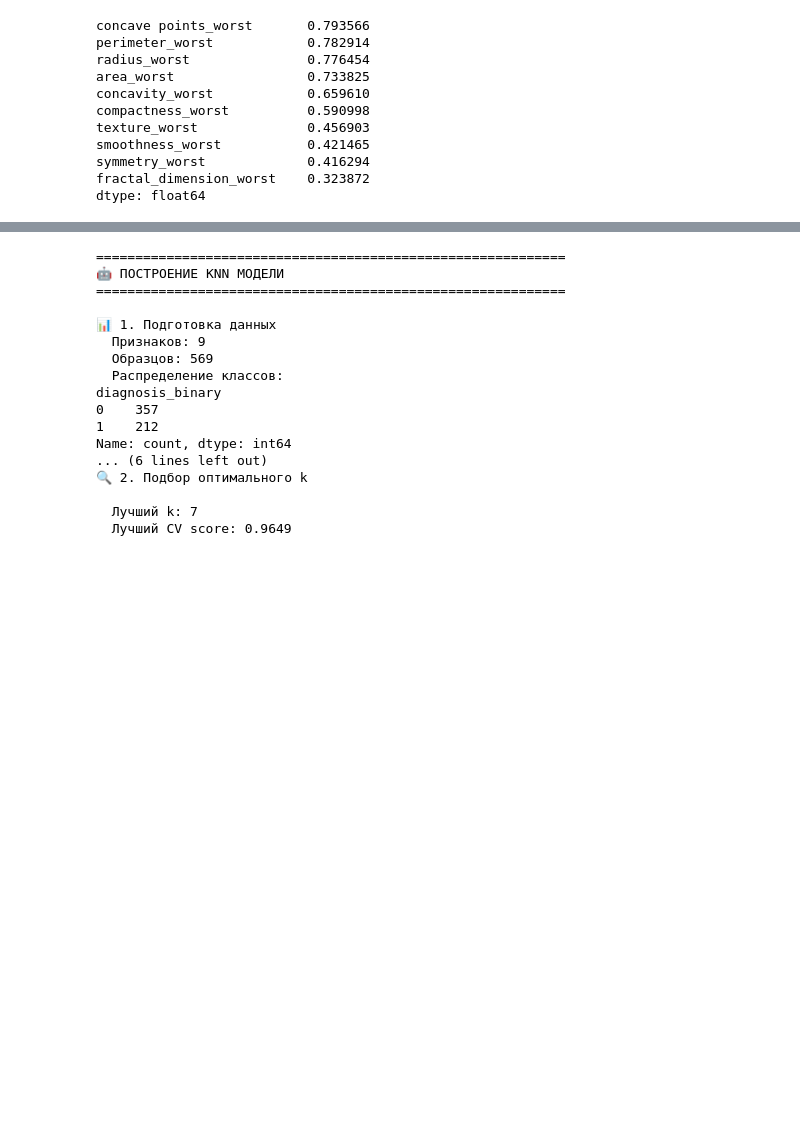
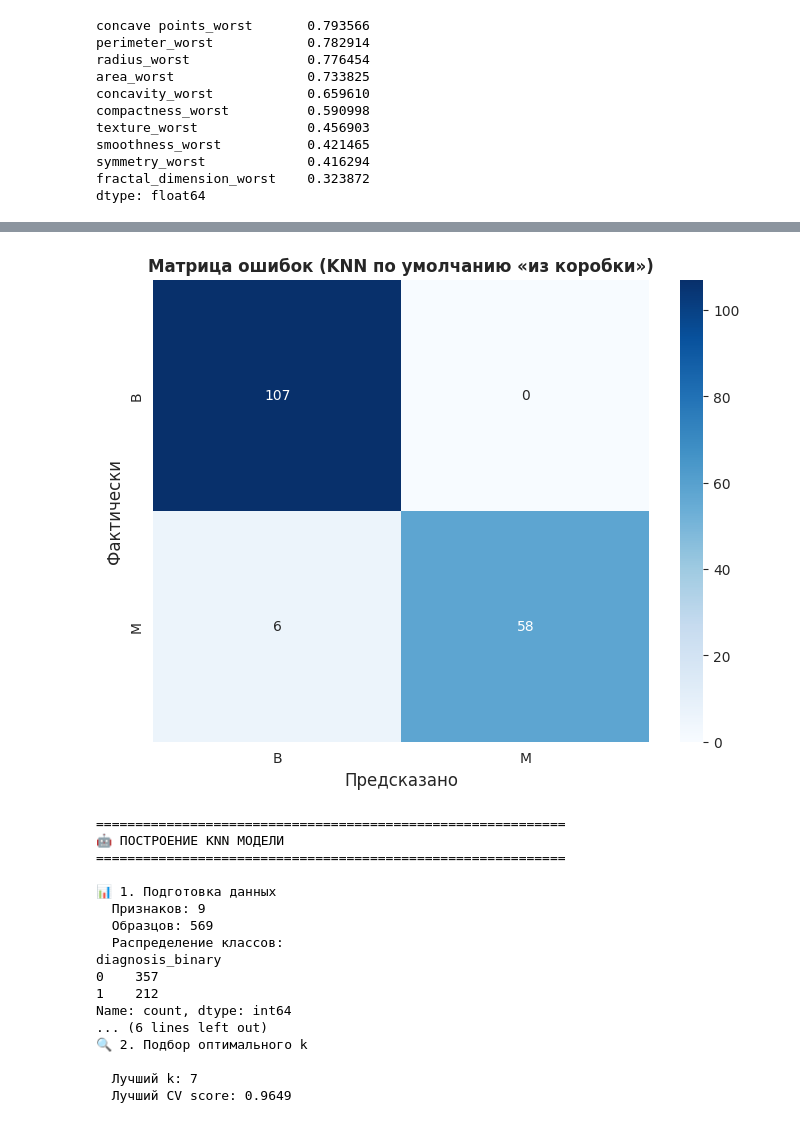
Before and after one commit to Ma-rCh/ML-Basic, a Jupyter notebook: homework_09/homework_09.ipynb, the cells around one changed output, grey strips where cells are left out. Saved outputs shown, nothing was run; the diff lists cells and outputs as text; code cells hidden in the pictures; blank space fills up the shorter version.

```diff
--- a/homework_09/homework_09.ipynb
+++ b/homework_09/homework_09.ipynb
@@ -409,4 +429,71 @@ dtype: float64
 # %%
-y = (df['diagnosis'] == 'M').astype(int)
-y
+y = df_clean['diagnosis_binary']
+X = df_clean.drop('diagnosis_binary', axis=1)
+
+
+# Разделение на train/test (стратифицированное)
+X_train, X_test, y_train, y_test = train_test_split(
+    X, y, test_size=0.3, random_state=42, stratify=y
+)
+
+# Масштабирование
+scaler = StandardScaler()
+X_train_scaled = scaler.fit_transform(X_train)
+X_test_scaled = scaler.transform(X_test)
+
+
+# Модель с дефолтными параметрами
+knn_default = KNeighborsClassifier()
+
+print("\n  Параметры по умолчанию:")
+for param, value in knn_default.get_params().items():
+    print(f"    {param}: {value}")
+
+# Обучение
+knn_default.fit(X_train_scaled, y_train)
+
+# Предсказания
+y_pred_default = knn_default.predict(X_test_scaled)
+y_pred_proba_default = knn_default.predict_proba(X_test_scaled)[:, 1]
+
+#  ОЦЕНКА МОДЕЛИ
+
+print("\n" + "="*60)
+print("📊  ОЦЕНКА МОДЕЛИ «ИЗ КОРОБКИ»")
+print("="*60)
+
+# Метрики
+accuracy_def = accuracy_score(y_test, y_pred_default)
+precision_def = precision_score(y_test, y_pred_default)
+recall_def = recall_score(y_test, y_pred_default)
+f1_def = f1_score(y_test, y_pred_default)
+
+print(f"\n  Accuracy:  {accuracy_def:.4f} ({accuracy_def*100:.2f}%)")
+print(f"  Precision: {precision_def:.4f}")
+print(f"  Recall:    {recall_def:.4f}")
+print(f"  F1-score:  {f1_def:.4f}")
+
+
+# Кросс-валидация
+cv_scores = cross_val_score(knn_default, X_train_scaled, y_train, cv=5, scoring='accuracy')
+print(f"\n  5-fold CV на train:")
+print(f"    Scores: {cv_scores}")
+print(f"    Среднее: {cv_scores.mean():.4f} ± {cv_scores.std():.4f}")
+
+# ═══════════════════════════════════════════════════════════
+# ВИЗУАЛИЗАЦИЯ РЕЗУЛЬТАТОВ
+# ═══════════════════════════════════════════════════════════
+print("\n" + "="*60)
+print("📈  ВИЗУАЛИЗАЦИЯ РЕЗУЛЬТАТОВ")
+
+plt.figure(figsize=(8, 6))
+
+# Матрица ошибок
+cm_default = confusion_matrix(y_test, y_pred_default)
+sns.heatmap(cm_default, annot=True, fmt='d', cmap='Blues',
+            xticklabels=['B', 'M'], yticklabels=['B', 'M'])
+plt.title('Матрица ошибок (KNN по умолчанию «из коробки»)', fontweight='bold', fontsize=12)
+plt.xlabel('Предсказано', fontsize=12)
+plt.ylabel('Фактически', fontsize=12)
+plt.show()
 # %% [output]
@@ -427,3 +517,4 @@ dtype: int64
+[figure, added]
 # %%
 import pandas as pd
 import numpy as np
```
Also changed, not shown: parts of 4 cells of this notebook.
